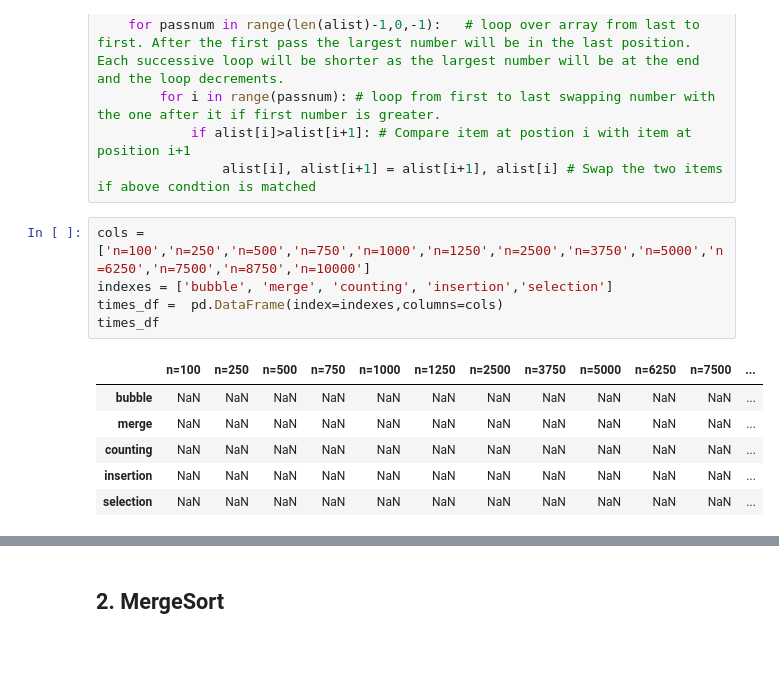
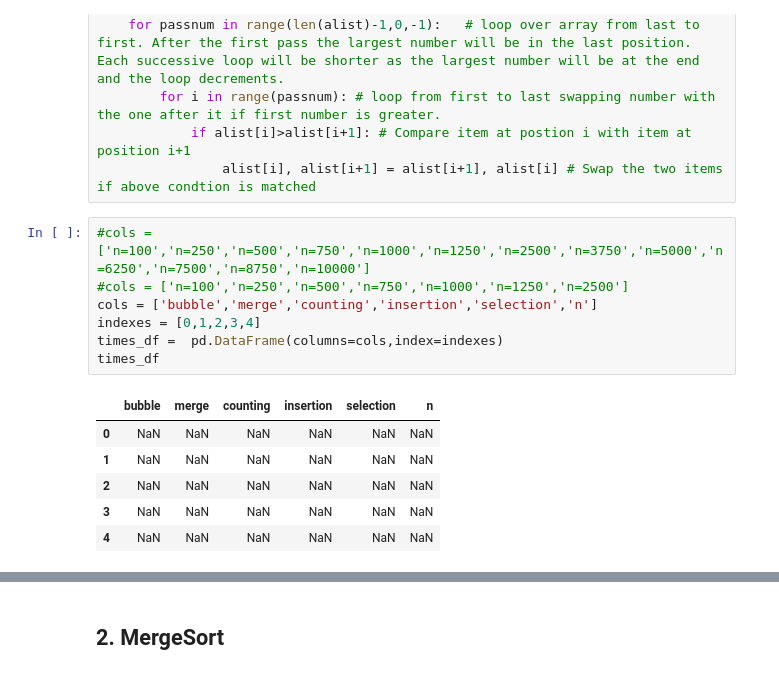
Before and after one commit to AdrianDonohoe/CTA_Project_2020, a Jupyter notebook: CTA Project 2020.ipynb, the cells around one changed output, grey strips where cells are left out. Cells and saved outputs as stored; diff of their text form.

```diff
--- a/CTA Project 2020.ipynb
+++ b/CTA Project 2020.ipynb
@@ -18,15 +21,17 @@ def bubbleSort(alist):
             if alist[i]>alist[i+1]: # Compare item at postion i with item at position i+1
                 alist[i], alist[i+1] = alist[i+1], alist[i] # Swap the two items if above condtion is matched
 # %%
-cols = ['n=100','n=250','n=500','n=750','n=1000','n=1250','n=2500','n=3750','n=5000','n=6250','n=7500','n=8750','n=10000']
-indexes = ['bubble', 'merge', 'counting', 'insertion','selection']
-times_df =  pd.DataFrame(index=indexes,columns=cols)
+#cols = ['n=100','n=250','n=500','n=750','n=1000','n=1250','n=2500','n=3750','n=5000','n=6250','n=7500','n=8750','n=10000']
+#cols = ['n=100','n=250','n=500','n=750','n=1000','n=1250','n=2500']
+cols = ['bubble','merge','counting','insertion','selection','n']
+indexes = [0,1,2,3,4]
+times_df =  pd.DataFrame(columns=cols,index=indexes)
 times_df
 # %% [output]
-|  | n=100 | n=250 | n=500 | n=750 | n=1000 | n=1250 | n=2500 | n=3750 | n=5000 | n=6250 | n=7500 | ... |
-| bubble | NaN | NaN | NaN | NaN | NaN | NaN | NaN | NaN | NaN | NaN | NaN | ... |
-| merge | NaN | NaN | NaN | NaN | NaN | NaN | NaN | NaN | NaN | NaN | NaN | ... |
-| counting | NaN | NaN | NaN | NaN | NaN | NaN | NaN | NaN | NaN | NaN | NaN | ... |
-| insertion | NaN | NaN | NaN | NaN | NaN | NaN | NaN | NaN | NaN | NaN | NaN | ... |
-| selection | NaN | NaN | NaN | NaN | NaN | NaN | NaN | NaN | NaN | NaN | NaN | ... |
+|  | bubble | merge | counting | insertion | selection | n |
+| 0 | NaN | NaN | NaN | NaN | NaN | NaN |
+| 1 | NaN | NaN | NaN | NaN | NaN | NaN |
+| 2 | NaN | NaN | NaN | NaN | NaN | NaN |
+| 3 | NaN | NaN | NaN | NaN | NaN | NaN |
+| 4 | NaN | NaN | NaN | NaN | NaN | NaN |
 # %%
```
Also changed, not shown: parts of 38 cells of this notebook, 2 other files.
